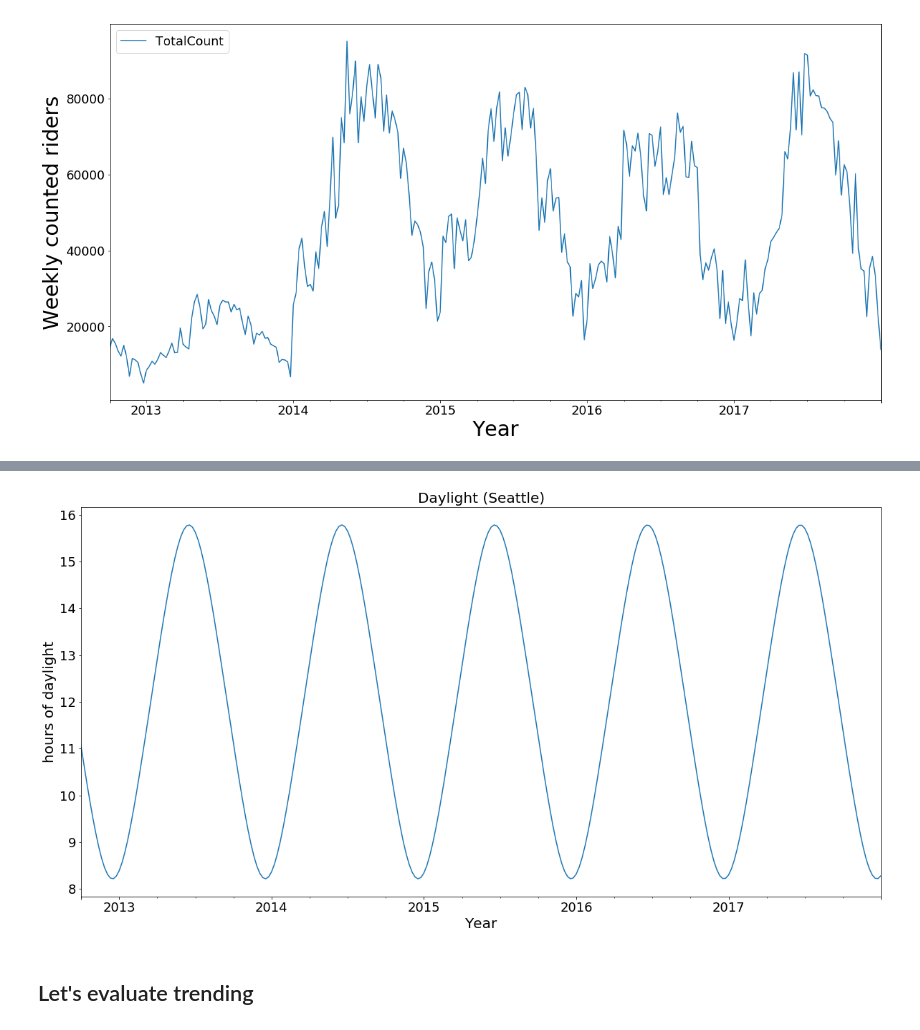
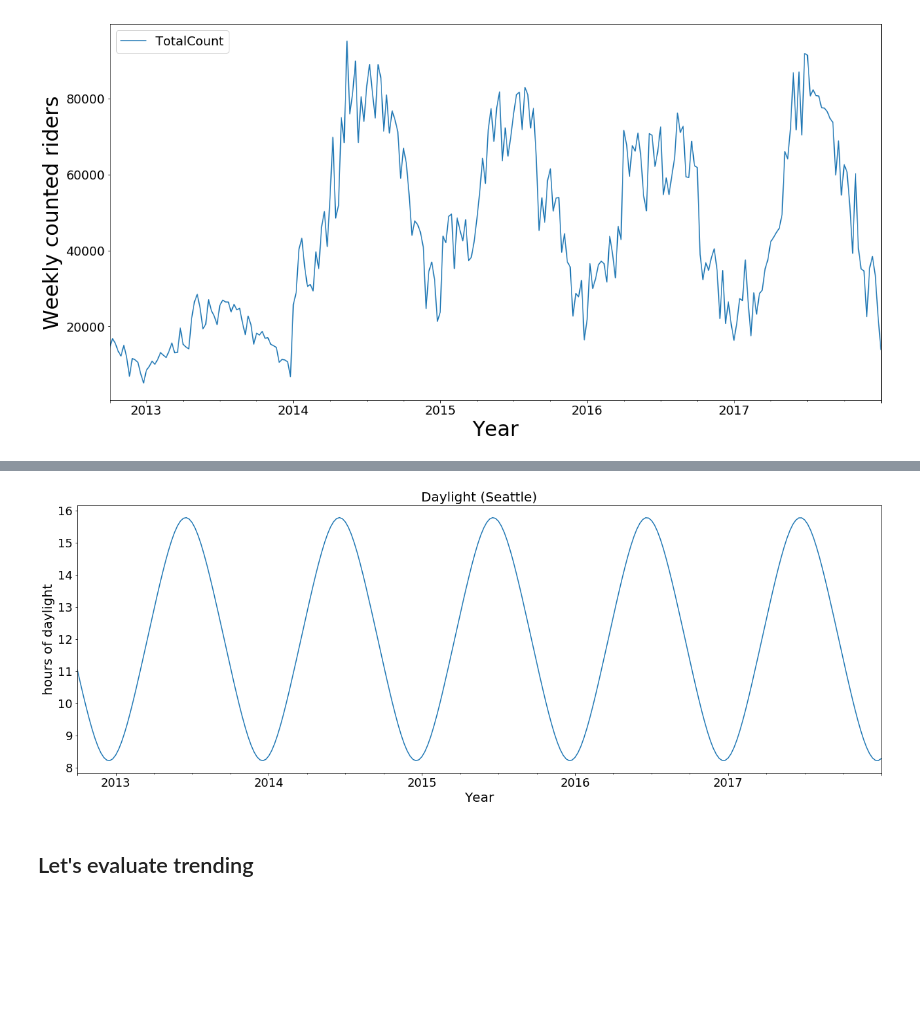
Before and after one commit to mrogove/SeattleBikes2, a Jupyter notebook: seattleAnalyses.ipynb, the cells around one changed output, grey strips where cells are left out. Drawn from its saved outputs; the diff is of its cells as text; code cells hidden in the pictures; blank space fills up the shorter version.

```diff
--- a/seattleAnalyses.ipynb
+++ b/seattleAnalyses.ipynb
@@ -67,12 +67,12 @@ daily['daylight'] = hours_of_daylight(daily.index)
 # %%
 # Plot the daylight curve
 
-weekly['daylight'].plot(figsize = defaultfiguresize,fontsize=18)
+weekly['daylight'].plot(figsize = (22,7.5),fontsize=18)
 plt.ylabel('hours of daylight', size = 20);
 plt.xlabel('Year', size = 20);
 plt.title('Daylight (Seattle)', size = 20);
 # %% [output]
-[figure, old version]
+[figure, new version]
 # %% [markdown]
 ## Let's evaluate trending
 # %%
```
Also changed, not shown: parts of 4 cells of this notebook, 2 other files.
